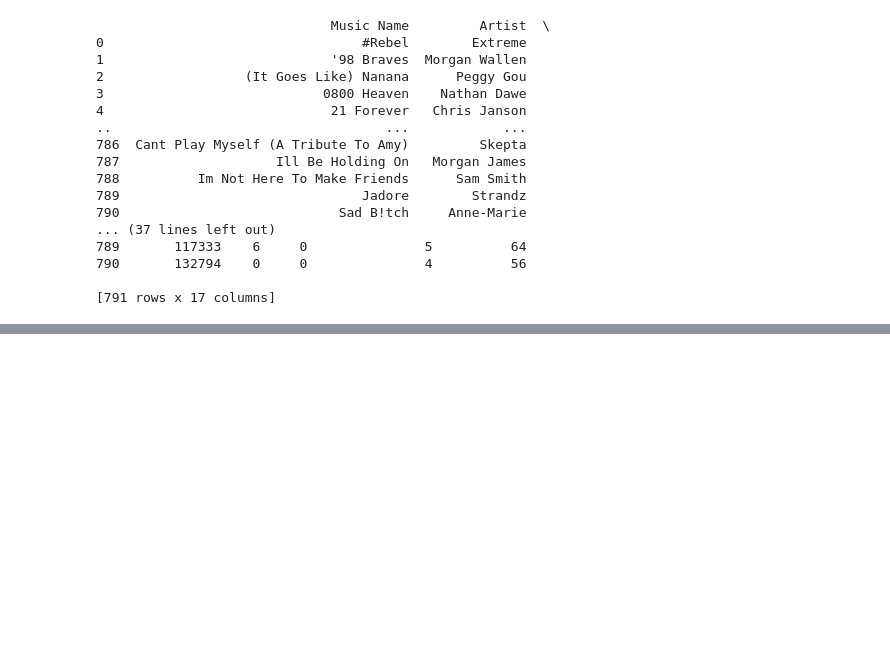
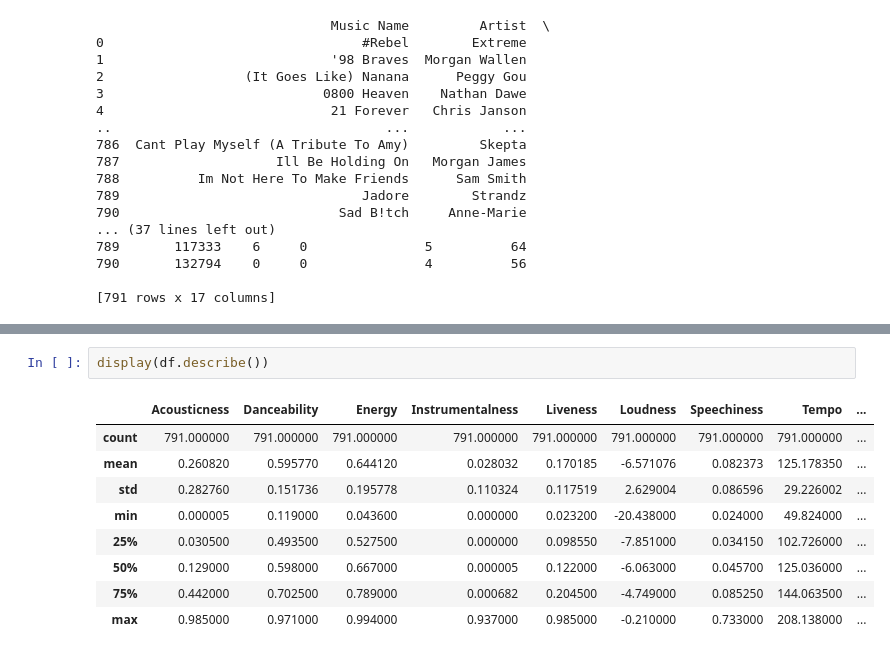
Before and after one commit to tahatt13/song-popularity-prediction, a Jupyter notebook: Main.ipynb, the cells around one changed output, grey strips where cells are left out. Cells and saved outputs as stored; diff of their text form; blank space fills up the shorter version.

```diff
--- a/Main.ipynb
+++ b/Main.ipynb
@@ -308,0 +337,12 @@ sns.displot(df['Popularity'], kind= 'kde')
+# %%
+display(df.describe())
+# %% [output]
+|  | Acousticness | Danceability | Energy | Instrumentalness | Liveness | Loudness | Speechiness | Tempo | ... |
+| count | 791.000000 | 791.000000 | 791.000000 | 791.000000 | 791.000000 | 791.000000 | 791.000000 | 791.000000 | ... |
+| mean | 0.260820 | 0.595770 | 0.644120 | 0.028032 | 0.170185 | -6.571076 | 0.082373 | 125.178350 | ... |
+| std | 0.282760 | 0.151736 | 0.195778 | 0.110324 | 0.117519 | 2.629004 | 0.086596 | 29.226002 | ... |
+| min | 0.000005 | 0.119000 | 0.043600 | 0.000000 | 0.023200 | -20.438000 | 0.024000 | 49.824000 | ... |
+| 25% | 0.030500 | 0.493500 | 0.527500 | 0.000000 | 0.098550 | -7.851000 | 0.034150 | 102.726000 | ... |
+| 50% | 0.129000 | 0.598000 | 0.667000 | 0.000005 | 0.122000 | -6.063000 | 0.045700 | 125.036000 | ... |
+| 75% | 0.442000 | 0.702500 | 0.789000 | 0.000682 | 0.204500 | -4.749000 | 0.085250 | 144.063500 | ... |
+| max | 0.985000 | 0.971000 | 0.994000 | 0.937000 | 0.985000 | -0.210000 | 0.733000 | 208.138000 | ... |
```
Also changed, not shown: parts of 8 cells of this notebook.
